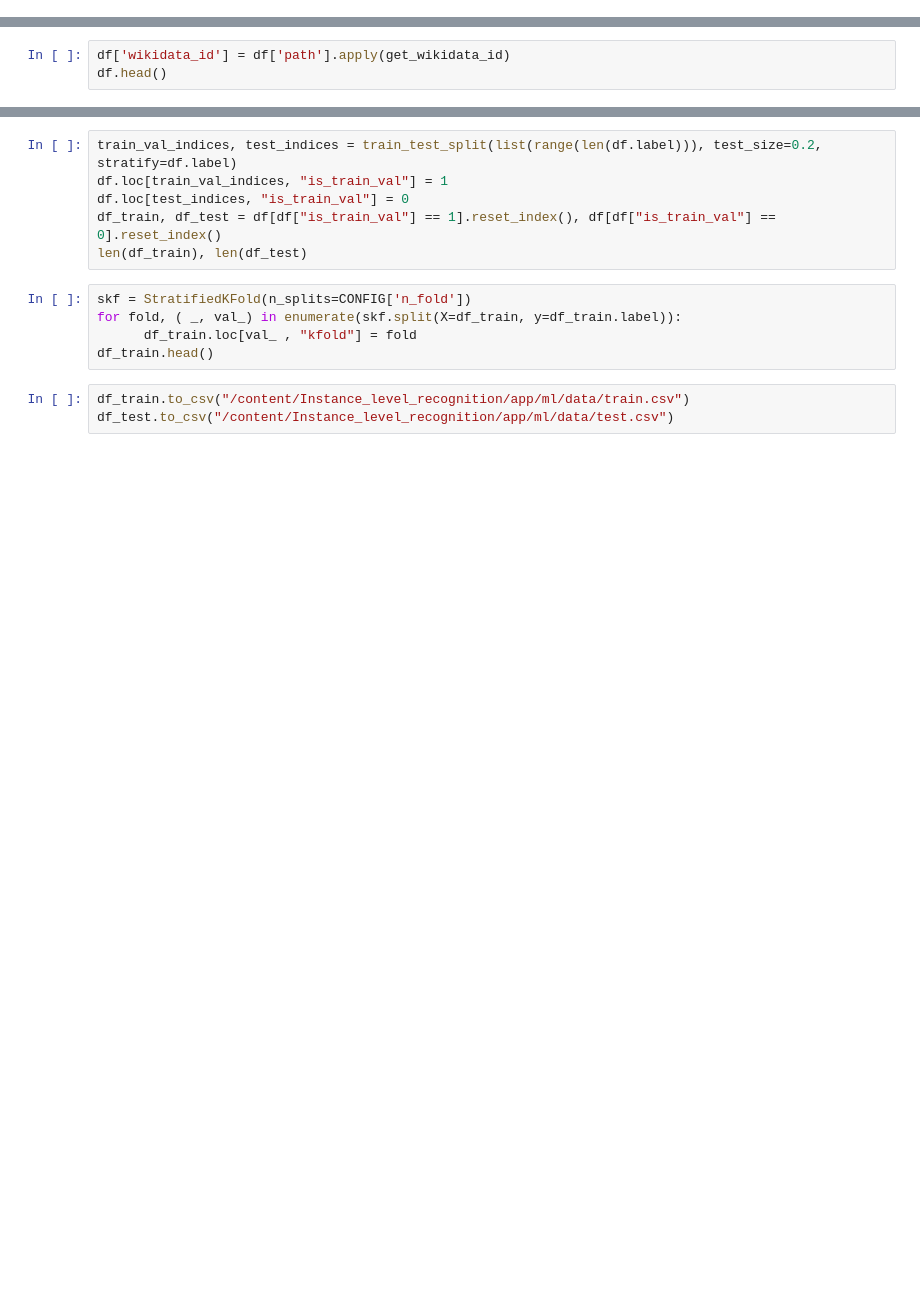
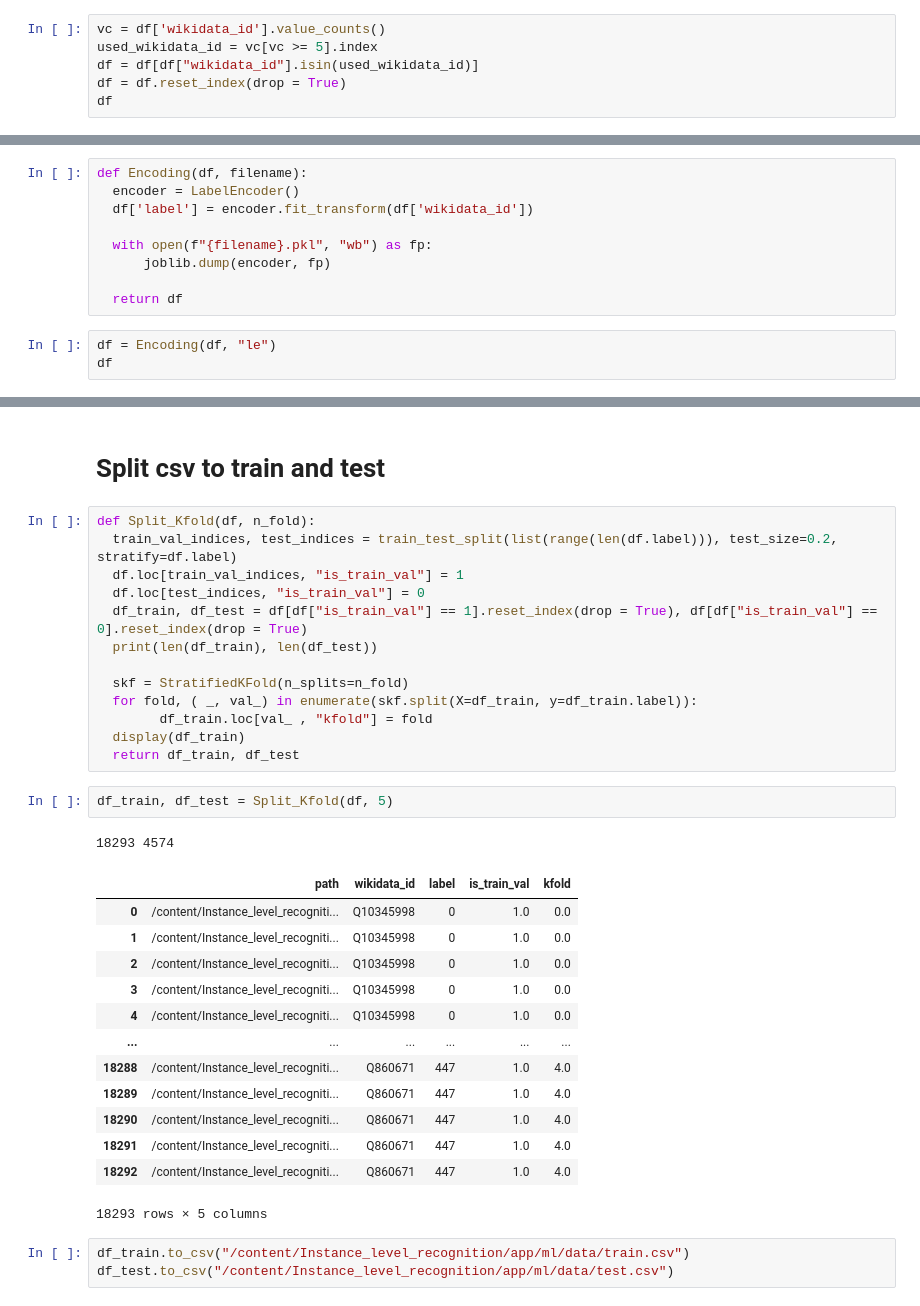
Before and after one commit to bird0401/Visual-Entity-Linking, a Jupyter notebook: app/ml/notebook/create_df.ipynb, the cells around one changed output, grey strips where cells are left out. Cells and saved outputs as stored; diff of their text form; blank space fills up the shorter version.

```diff
--- a/app/ml/notebook/create_df.ipynb
+++ b/app/ml/notebook/create_df.ipynb
@@ -27,0 +67,6 @@ def get_wikidata_id(path):
+# %%
+vc = df['wikidata_id'].value_counts()
+used_wikidata_id = vc[vc >= 5].index
+df = df[df["wikidata_id"].isin(used_wikidata_id)]
+df = df.reset_index(drop = True)
+df
@@ -28,3 +87,12 @@ def get_wikidata_id(path):
+# %%
+def Encoding(df, filename):
+  encoder = LabelEncoder()
+  df['label'] = encoder.fit_transform(df['wikidata_id'])
+
+  with open(f"{filename}.pkl", "wb") as fp:
+      joblib.dump(encoder, fp)
+
+  return df
 # %%
-df['wikidata_id'] = df['path'].apply(get_wikidata_id)
-df.head()
+df = Encoding(df, "le")
+df
@@ -46,14 +115,35 @@ df.to_csv("/content/Instance_level_recognition/app/ml/data/path_label.csv")
+# %% [markdown]
+# Split csv to train and test
 # %%
-train_val_indices, test_indices = train_test_split(list(range(len(df.label))), test_size=0.2, stratify=df.label)
-df.loc[train_val_indices, "is_train_val"] = 1
-df.loc[test_indices, "is_train_val"] = 0
-df_train, df_test = df[df["is_train_val"] == 1].reset_index(), df[df["is_train_val"] == 0].reset_index()
-len(df_train), len(df_test)
+def Split_Kfold(df, n_fold):
+  train_val_indices, test_indices = train_test_split(list(range(len(df.label))), test_size=0.2, stratify=df.label)
+  df.loc[train_val_indices, "is_train_val"] = 1
+  df.loc[test_indices, "is_train_val"] = 0
+  df_train, df_test = df[df["is_train_val"] == 1].reset_index(drop = True), df[df["is_train_val"] == 0].reset_index(drop = True)
+  print(len(df_train), len(df_test))
+
+  skf = StratifiedKFold(n_splits=n_fold)
+  for fold, ( _, val_) in enumerate(skf.split(X=df_train, y=df_train.label)):
+        df_train.loc[val_ , "kfold"] = fold
+  display(df_train)
+  return df_train, df_test
-# %%
-skf = StratifiedKFold(n_splits=CONFIG['n_fold'])
-for fold, ( _, val_) in enumerate(skf.split(X=df_train, y=df_train.label)):
-      df_train.loc[val_ , "kfold"] = fold
-df_train.head()
+# %%
+df_train, df_test = Split_Kfold(df, 5)
+# %% [output]
+18293 4574
+|  | path | wikidata_id | label | is_train_val | kfold |
+| 0 | /content/Instance_level_recogniti... | Q10345998 | 0 | 1.0 | 0.0 |
+| 1 | /content/Instance_level_recogniti... | Q10345998 | 0 | 1.0 | 0.0 |
+| 2 | /content/Instance_level_recogniti... | Q10345998 | 0 | 1.0 | 0.0 |
+| 3 | /content/Instance_level_recogniti... | Q10345998 | 0 | 1.0 | 0.0 |
+| 4 | /content/Instance_level_recogniti... | Q10345998 | 0 | 1.0 | 0.0 |
+| ... | ... | ... | ... | ... | ... |
+| 18288 | /content/Instance_level_recogniti... | Q860671 | 447 | 1.0 | 4.0 |
+| 18289 | /content/Instance_level_recogniti... | Q860671 | 447 | 1.0 | 4.0 |
+| 18290 | /content/Instance_level_recogniti... | Q860671 | 447 | 1.0 | 4.0 |
+| 18291 | /content/Instance_level_recogniti... | Q860671 | 447 | 1.0 | 4.0 |
+| 18292 | /content/Instance_level_recogniti... | Q860671 | 447 | 1.0 | 4.0 |
+18293 rows × 5 columns
 # %%
 df_train.to_csv("/content/Instance_level_recognition/app/ml/data/train.csv")
 df_test.to_csv("/content/Instance_level_recognition/app/ml/data/test.csv")
```
Also changed, not shown: parts of 32 cells of this notebook.
